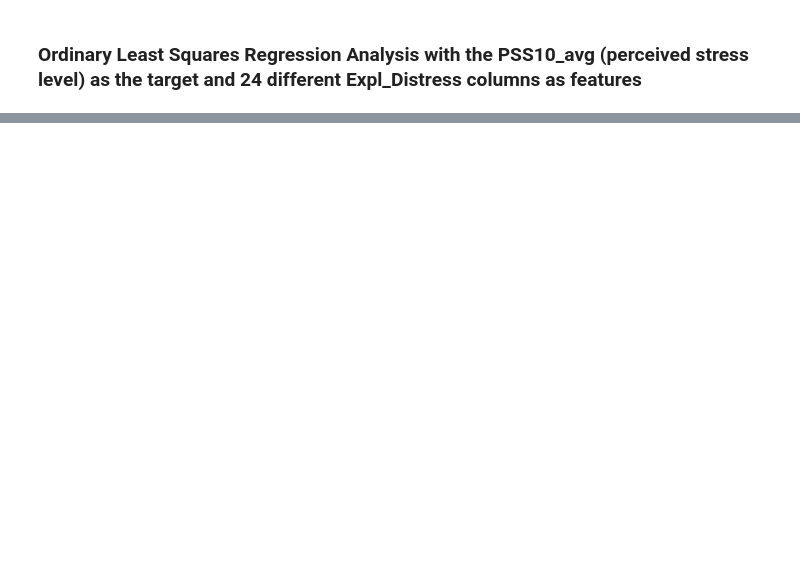
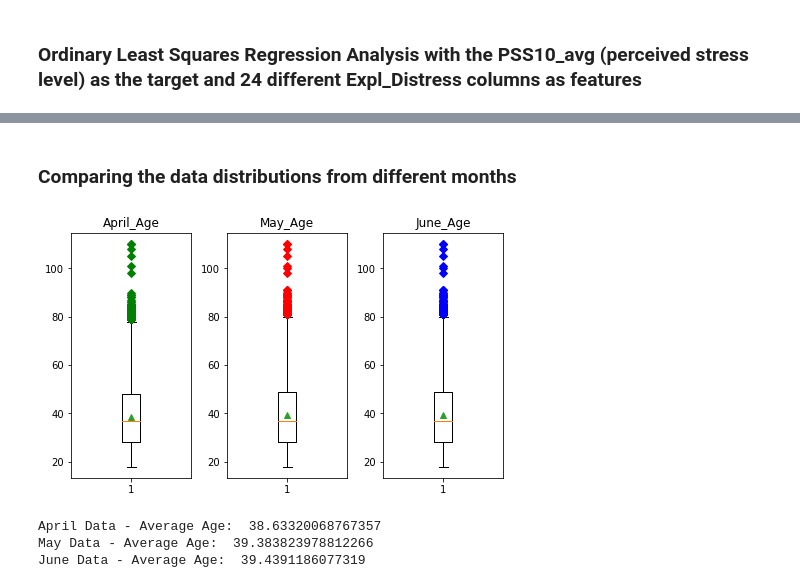
Before and after one commit to Shaashwat05/pandemic_handling_and_impact, a Jupyter notebook: EDA.ipynb, the cells around one changed output, grey strips where cells are left out. Drawn from its saved outputs; the diff is of its cells as text; code cells hidden in the pictures; blank space fills up the shorter version.

Commit message:
Corrected Lon_avg and added a comparison plot for age distributions across month

```diff
--- a/EDA.ipynb
+++ b/EDA.ipynb
@@ -122,0 +186,24 @@ sns.pairplot(df_apr[['PSS10_avg', 'Lon_avg', 'Compliance', 'Dem_age', 'Trust_cou
+# %% [markdown]
+### Comparing the data distributions from different months
+# %%
+#box-plot using Matplotlib
+fig, axs = plt.subplots(1, 3)
+axs[0].boxplot(df_apr['Dem_age'], 0, 'gD', showmeans=True)
+axs[0].set_title('April_Age')
+axs[1].boxplot(df_may['Dem_age'], 0, 'rD', showmeans=True)
+axs[1].set_title('May_Age')
+axs[2].boxplot(df_june['Dem_age'], 0, 'bD', showmeans=True)
+axs[2].set_title('June_Age')
+fig.subplots_adjust(left=3, right=4, bottom=0.05, top=0.9,
+                    hspace=0.4, wspace=0.3)
+
+plt.show()
+
+print('April Data - Average Age: ', df_apr['Dem_age'].mean())
+print('May Data - Average Age: ', df_may['Dem_age'].mean())
+print('June Data - Average Age: ', df_june['Dem_age'].mean())
+# %% [output]
+[figure, added]
+April Data - Average Age:  38.63320068767357
+May Data - Average Age:  39.383823978812266
+June Data - Average Age:  39.4391186077319
```
Also changed, not shown: parts of 13 cells of this notebook.
